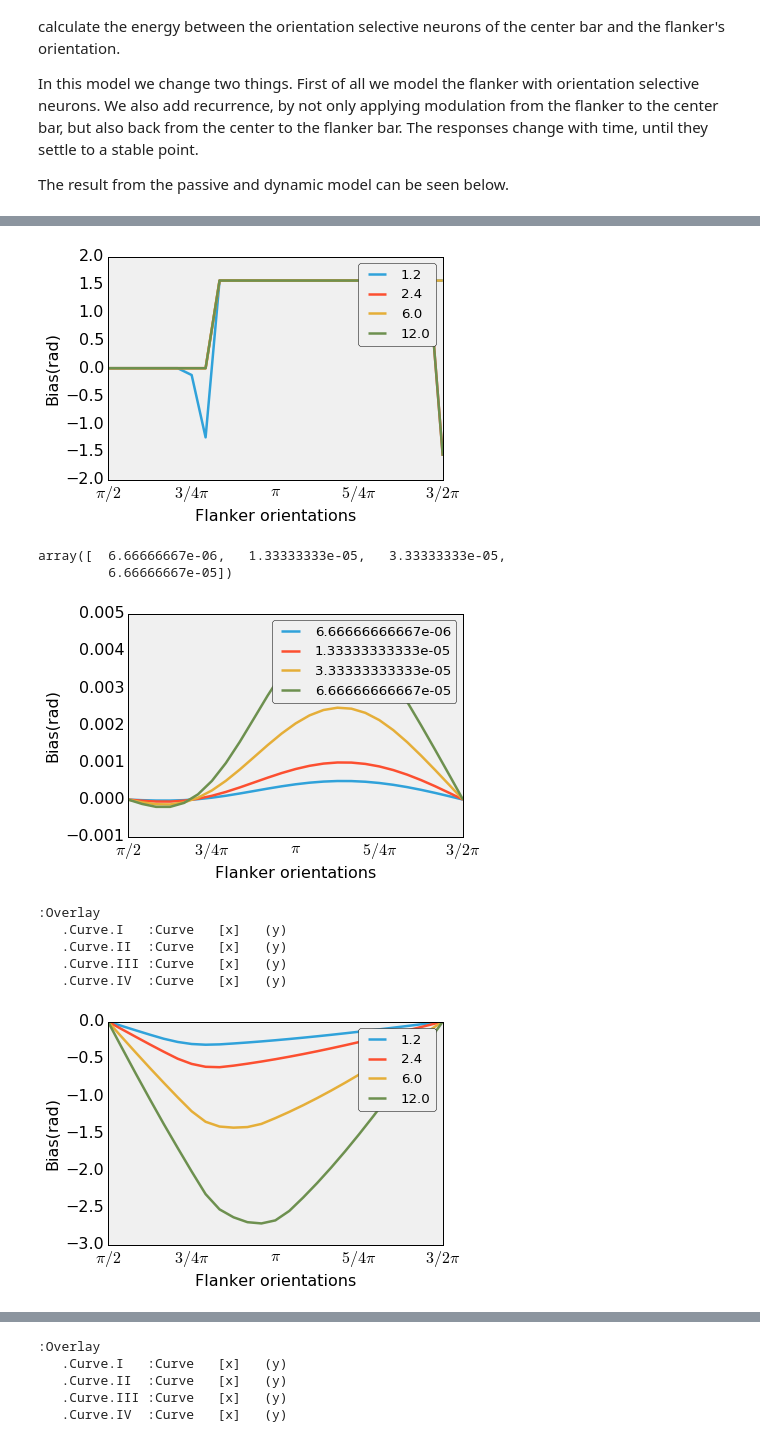
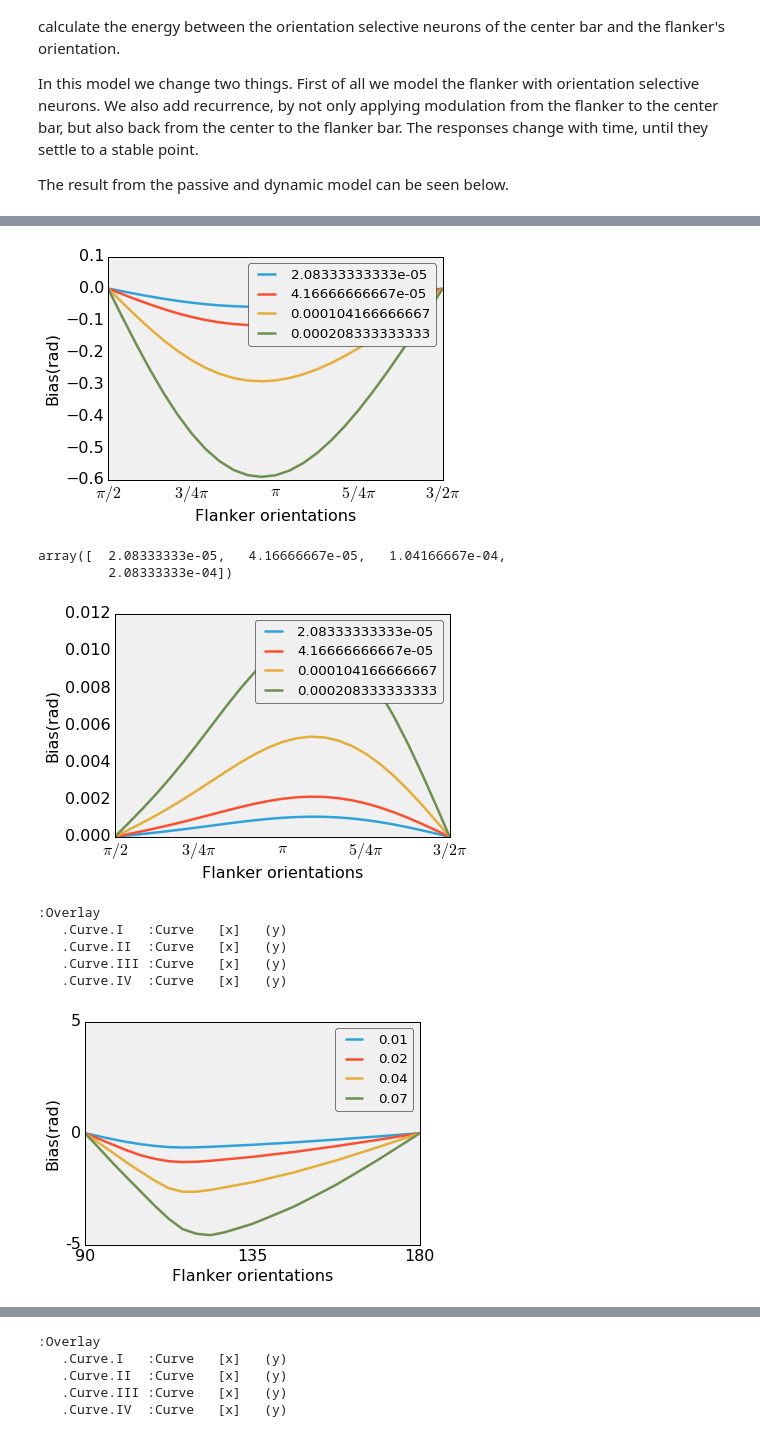
Before and after one commit to masenov/HonoursProject, a Jupyter notebook: Python/Experiments2_fig.5(B).ipynb, the cells around one changed output, grey strips where cells are left out. Drawn from its saved outputs; the diff is of its cells as text; code cells hidden in the pictures.

```diff
--- a/Python/Experiments2_fig.5(B).ipynb
+++ b/Python/Experiments2_fig.5(B).ipynb
@@ -34,7 +34,7 @@ The result from the passive and dynamic model can be seen below.
 #----- Define some variables -----
 
 # number of neurons
-nn = 100
+nn = 32
 
 number_of_experiments = 25
 
@@ -47,8 +47,8 @@ flanker = pl.pi/2 + pl.pi/10
 #flanker = pl.pi/4
 
 # constants for von mises function
-A = 3
-k = 0.25
+A = 1
+k = 3
 # offset energy
 E0 = 4
 # strength of the modulation
@@ -166,7 +146,7 @@ import matplotlib as mpl
 mpl.rcParams.update({'font.size':16})
 for i in np.arange(0,a.shape[0],1):
     name = 'cen' + str(i) + ','
-    exec(name + " = plt.plot(centers[i,:]-np.pi/2, label=a[i])")
+    exec(name + " = plt.plot((centers[i,:]-np.pi/2)*57.2958, label=a[i])")
 plt.legend(handles=[cen0,cen1,cen2,cen3])
 plt.xlim([0,24])
 plt.xticks([0,6,12,18,24],[r'$\pi/2$', r'$3/4\pi$', r'$\pi$', r'$5/4\pi$', r'$3/2\pi$'])
@@ -174,12 +154,12 @@ plt.xlabel('Flanker orientations')
 plt.ylabel('Bias(rad)')
 plt.savefig('../Report/Pictures/experiments/fig5/figB/d_cen.png', dpi=200,bbox_inches='tight')
 # %% [output]
-[figure, old version]
+[figure, new version]
 # %%
 a
 # %% [output]
-array([  6.66666667e-06,   1.33333333e-05,   3.33333333e-05,
-         6.66666667e-05])
+array([  2.08333333e-05,   4.16666667e-05,   1.04166667e-04,
+         2.08333333e-04])
 # %%
 import matplotlib as mpl
 mpl.rcParams.update({'font.size':16})
@@ -195,7 +175,7 @@ plt.xlabel('Flanker orientations')
 plt.ylabel('Bias(rad)')
 plt.savefig('../Report/Pictures/experiments/fig5/figB/d_flan.png', dpi=200,bbox_inches='tight')
 # %% [output]
-[figure, old version]
+[figure, new version]
 # %%
 %output size=300
 plot = hv.Curve(flankers[0,:]-flanker_orientation)
@@ -209,11 +189,13 @@ plot(plot={'aspect':3})
    .Curve.III :Curve   [x]   (y)
    .Curve.IV  :Curve   [x]   (y)
 # %%
+A = 1
+k = 2
 flanker_orientation = pl.linspace(pl.pi/2,pl.pi,number_of_experiments)
 flankers = np.zeros((a.shape[0],number_of_experiments))
 centers = np.zeros((a.shape[0],number_of_experiments))
 orientations = np.arange(0, np.pi, np.pi/nosn)
-a = np.array([0.01,0.02,0.05,0.1])*120
+a = np.array([0.01,0.02,0.04,0.07])
 
 for i in range(number_of_experiments):
     for j in range(a.shape[0]):
@@ -222,8 +204,8 @@ for i in range(number_of_experiments):
 
 
         # Elastica energies between neuron with orientation 1 rad and population of 32 neurons with variable orientation from 0 to pi
-        for k in range(nn):
-            energies[k] = en.E(orientations[k],flanker_orientation[i],[1,0])
+        for s in range(nn):
+            energies[s] = en.E(orientations[s],flanker_orientation[i],[1,0])
 
 
         modulation_ad = -a[j]*(energies - E0)
@@ -235,14 +217,15 @@ for i in range(number_of_experiments):
 # %%
 mpl.rcParams.update({'font.size':16})
 for i in np.arange(0,a.shape[0],1):
     name = 'cen' + str(i) + ','
     exec(name + " = plt.plot((centers[i,:]-np.pi/2)*57.2958, label=a[i])")
 plt.legend(handles=[cen0,cen1,cen2,cen3])
 plt.xlim([0,24])
-#plt.ylim([-0.012,0])
-plt.xticks([0,6,12,18,24],[r'$\pi/2$', r'$3/4\pi$', r'$\pi$', r'$5/4\pi$', r'$3/2\pi$'])
+plt.ylim([-5,5])
+plt.xticks([0,12,24],[90, 135, 180])
+plt.yticks([-5,0,5],[-5,0,5])
 plt.xlabel('Flanker orientations')
 plt.ylabel('Bias(rad)')
 plt.savefig('../Report/Pictures/experiments/fig5/figB/p_cen.png', dpi=200,bbox_inches='tight')
 # %% [output]
-[figure, old version]
+[figure, new version]
```
Also changed, not shown: parts of 5 cells of this notebook, 25 other files.
